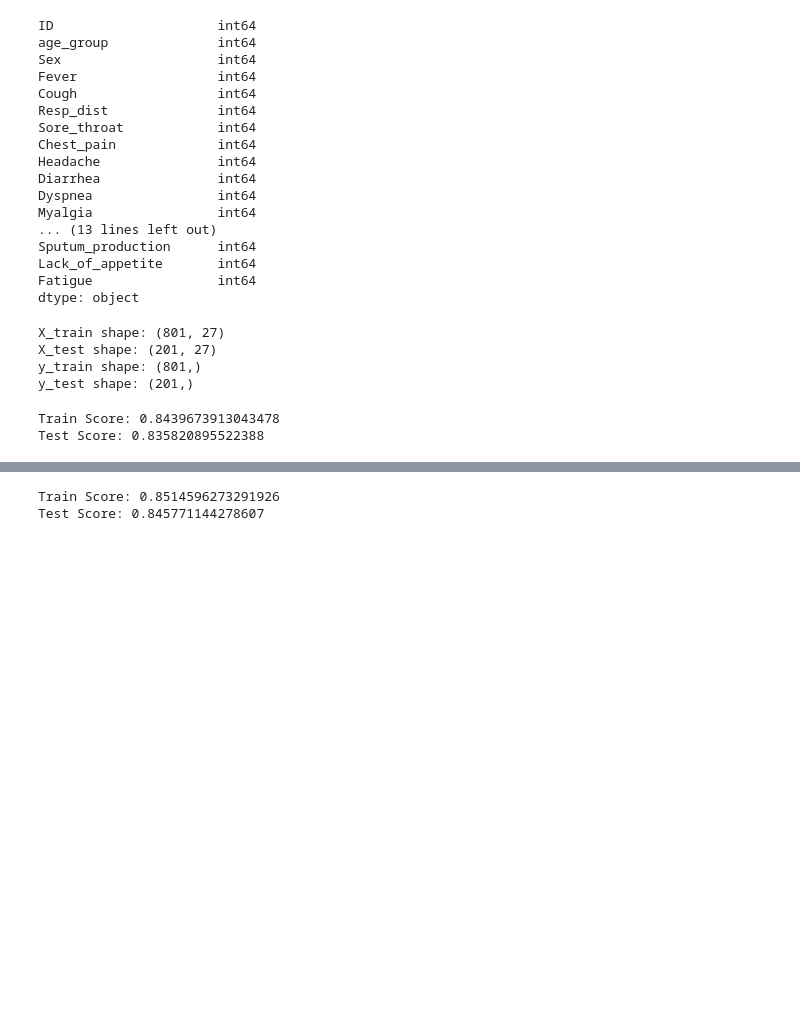
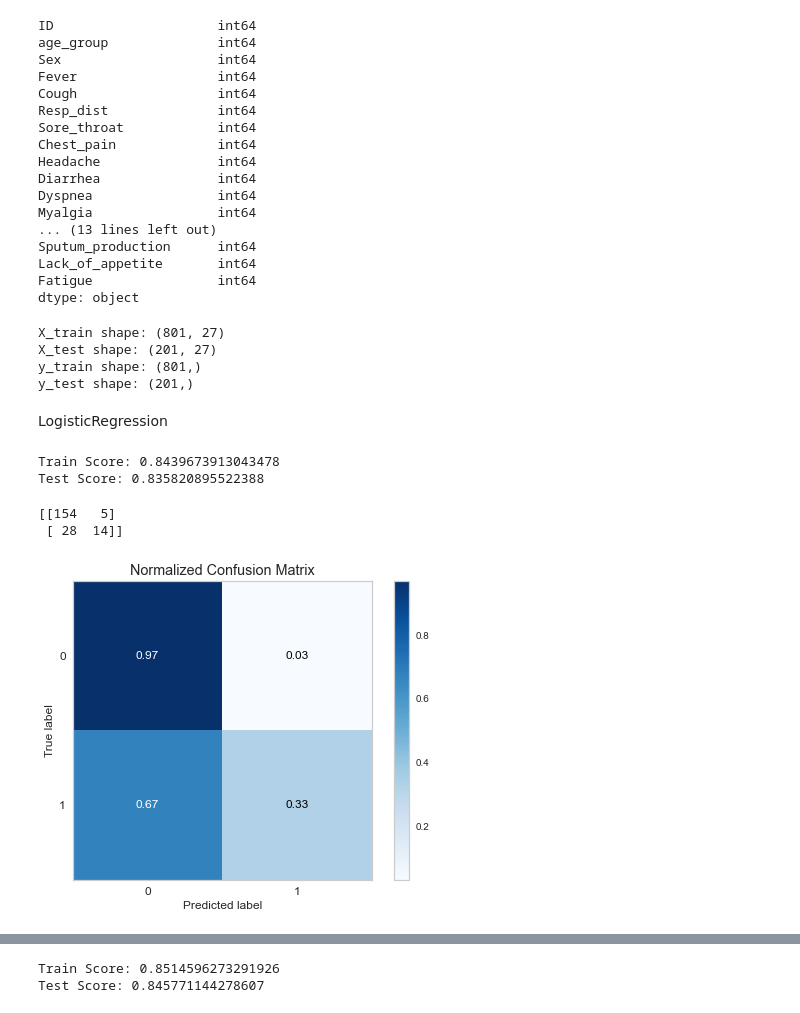
Before and after one commit to azratuni/Thesis, a Jupyter notebook: TestandTrain.ipynb, the cells around one changed output, grey strips where cells are left out. Saved outputs shown, nothing was run; the diff lists cells and outputs as text; code cells hidden in the pictures; blank space fills up the shorter version.

```diff
--- a/TestandTrain.ipynb
+++ b/TestandTrain.ipynb
@@ -123,6 +134,8 @@ X_test = sc.fit_transform(X_test)
 #To store results of models, we create two dictionaries
 result_dict_train = {}
 result_dict_test = {}
+# %% [markdown]
+LogisticRegression
 # %%
 reg = LogisticRegression(random_state = 42)
 accuracies = cross_val_score(reg, X_train, y_train, cv=5)
@@ -141,0 +156,12 @@ result_dict_test["Logistic Test Score"] = reg.score(X_test,y_test)
+# %%
+#confusion matrix of LogisticRegression Accuracy
+cm_logistic_reg = confusion_matrix(y_test,y_pred)
+print(cm_logistic_reg)
+
+#confusion matrix plot of LogisticRegression
+skplt.metrics.plot_confusion_matrix(y_test, y_pred, normalize=True)
+plt.show()
+# %% [output]
+[[154   5]
+ [ 28  14]]
+[figure, added]
```
Also changed, not shown: parts of 35 cells of this notebook, 2 other files.
